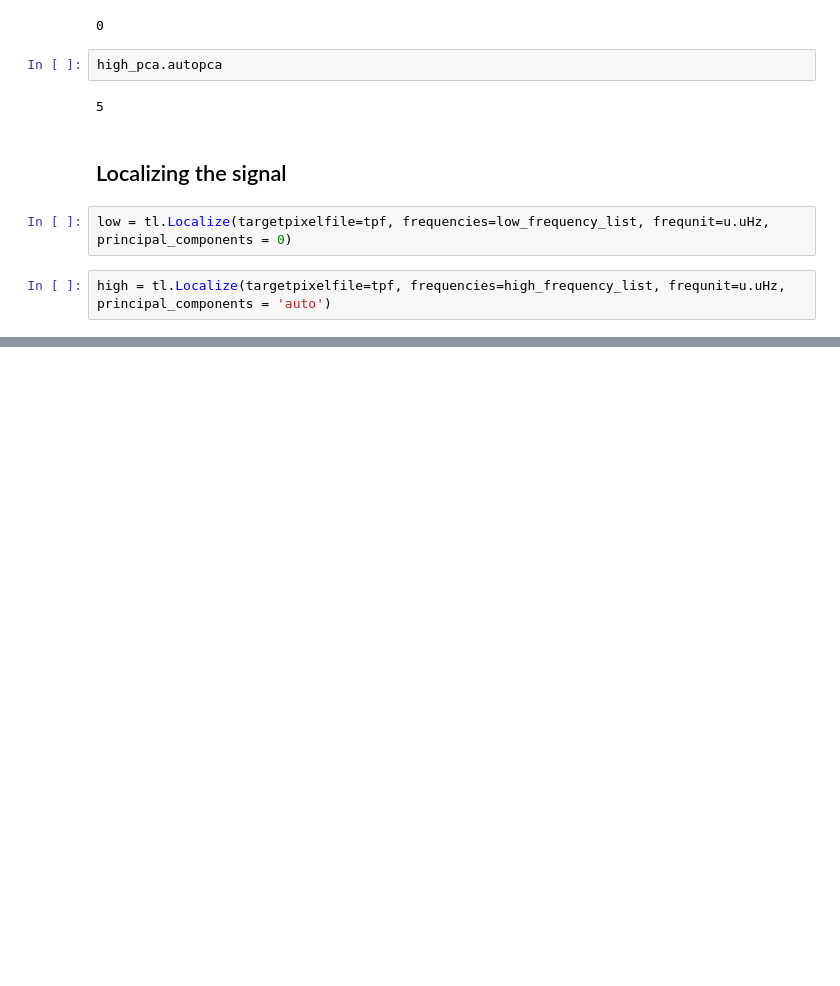
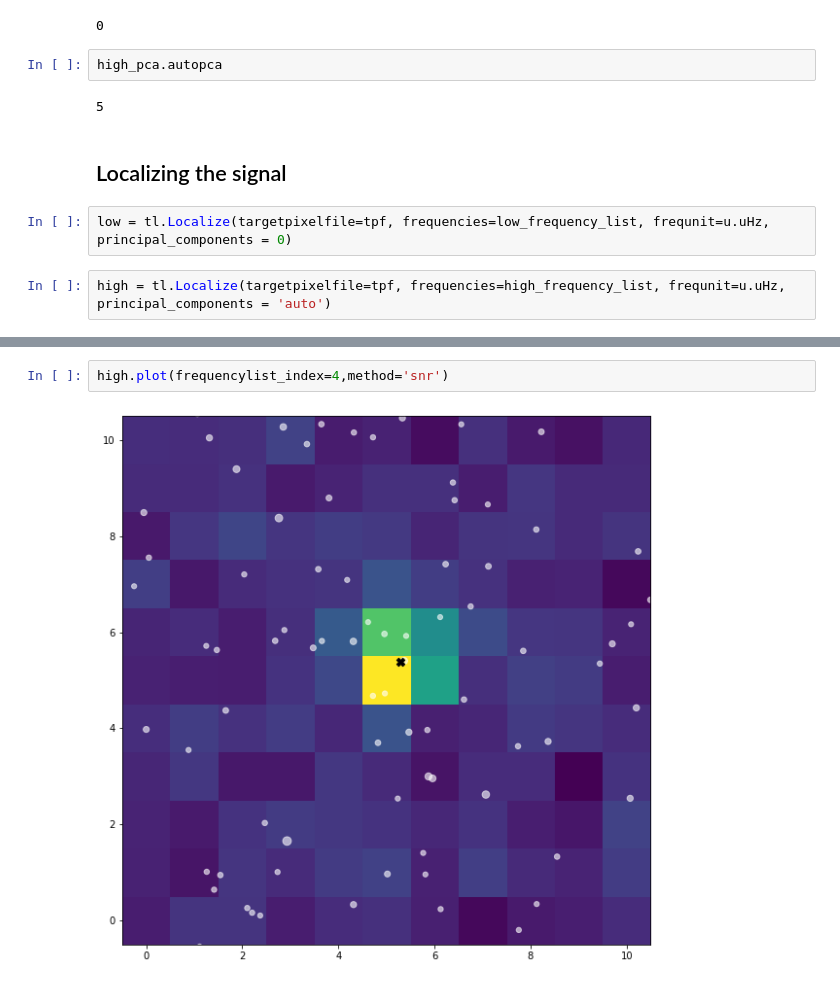
Before and after one commit to Higgins00/TESS-Localize, a Jupyter notebook: examples/TESS_WD_example.ipynb, the cells around one changed output, grey strips where cells are left out. Cells and saved outputs as stored; diff of their text form; blank space fills up the shorter version.

```diff
--- a/examples/TESS_WD_example.ipynb
+++ b/examples/TESS_WD_example.ipynb
@@ -95,0 +102,4 @@ high.info()
+# %%
+high.plot(frequencylist_index=4,method='snr')
+# %% [output]
+[figure, added]
```
Also changed, not shown: parts of 6 cells of this notebook, 2 other files.
